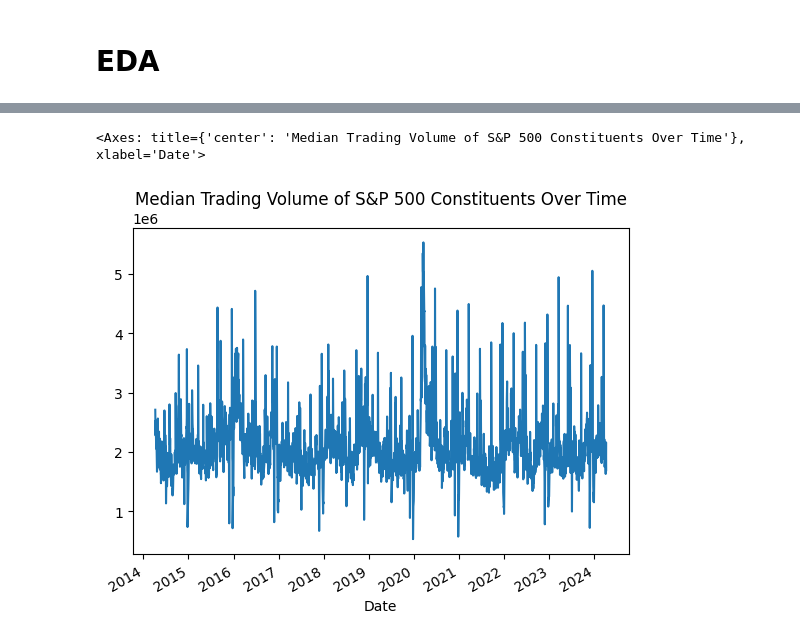
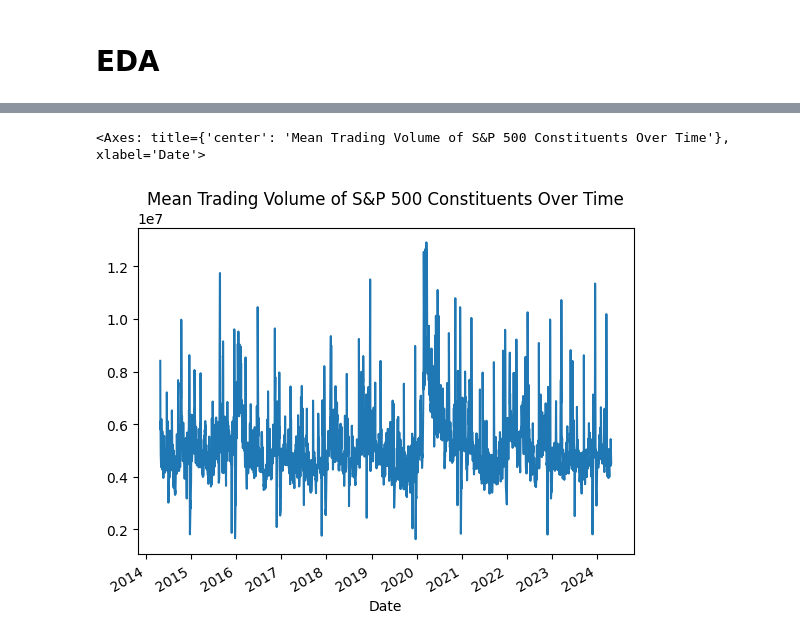
Before and after one commit to ed-churchill/ibm-ml-certificate, a Jupyter notebook: ibm-classification-feature-engineering.ipynb, the cells around one changed output, grey strips where cells are left out. Cells and saved outputs as stored; diff of their text form; code cells hidden in the pictures.

```diff
--- a/ibm-classification-feature-engineering.ipynb
+++ b/ibm-classification-feature-engineering.ipynb
@@ -149,26 +167,0 @@ False
-# %%
-# Join index table onto stocks table
-df = stocks.merge(
-    right=index,
-    how='left',
-    left_on='Date',
-    right_on='Date'
-)
-
-# Join companies table onto stocks and index table
-df = df.merge(
-    right=companies[['Symbol', 'Exchange', 'Sector', 'Industry', 'State']],
-    how='left',
-    left_on='Symbol',
-    right_on='Symbol'
-)
-
-# Drop dates before 3rd April 2014 (as there is no S&P value data for these dates)
-df = df[df['Date'] >= pd.to_datetime('2014-04-07')].reset_index(drop=True)
-
-# Order by date for ease
-df.sort_values(
-    by='Date',
-    inplace=True,
-    ignore_index=True
-)
@@ -190,6 +195,6 @@ df.plot(x='Date', y='S&P500', title='Value of S&P 500')
 # %%
 # Plot median trading volume over time
-df.pivot(index='Date', columns='Symbol', values=['Volume']).median(axis=1).plot(title='Median Trading Volume of S&P 500 Constituents Over Time')
+df.pivot(index='Date', columns='Symbol', values='Volume').mean(axis=1).plot(title='Mean Trading Volume of S&P 500 Constituents Over Time')
 # %% [output]
-<Axes: title={'center': 'Median Trading Volume of S&P 500 Constituents Over Time'}, xlabel='Date'>
+<Axes: title={'center': 'Mean Trading Volume of S&P 500 Constituents Over Time'}, xlabel='Date'>
-[figure, old version]
+[figure, new version]
```
Also changed, not shown: parts of 31 cells of this notebook.
